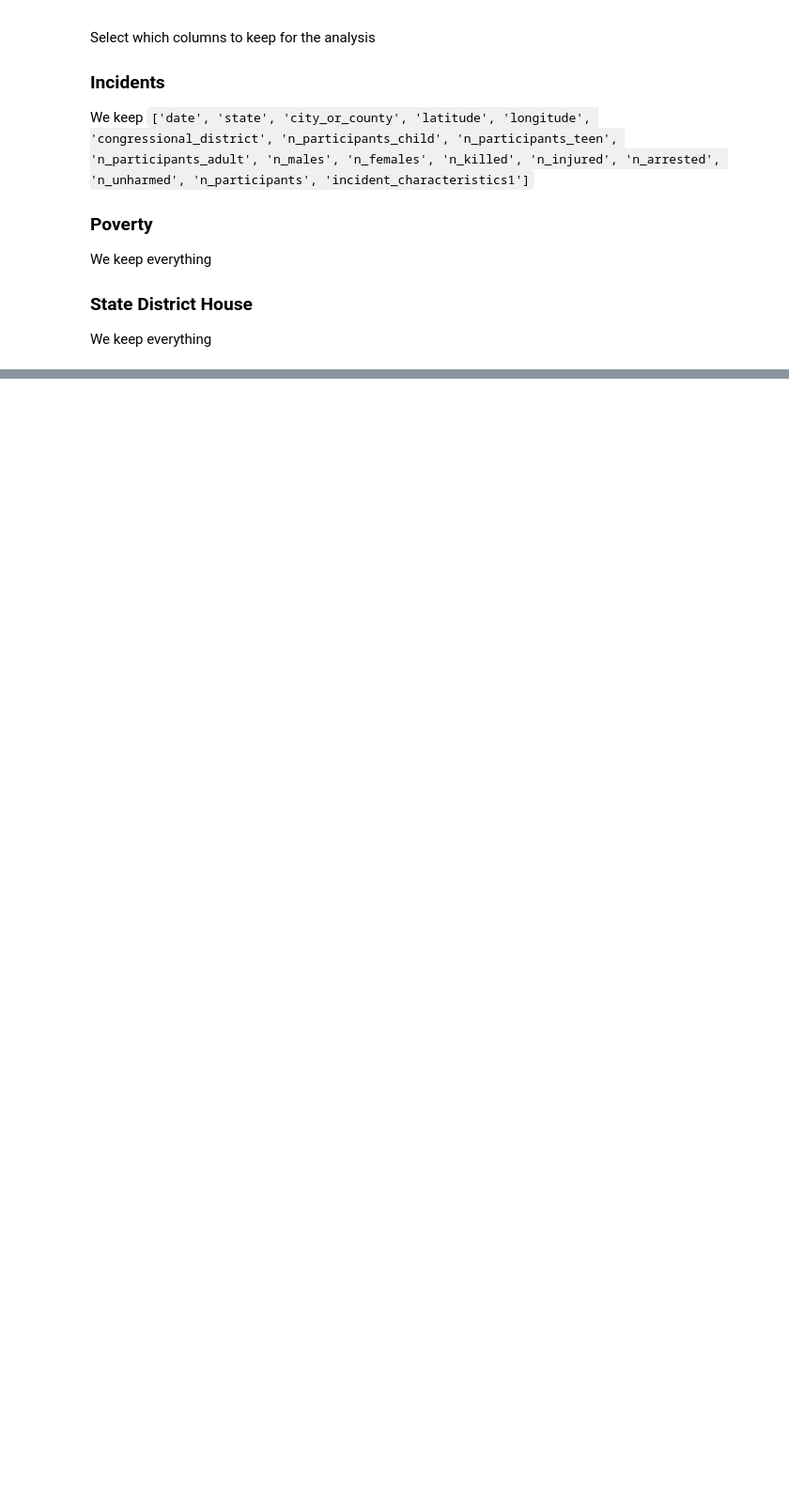
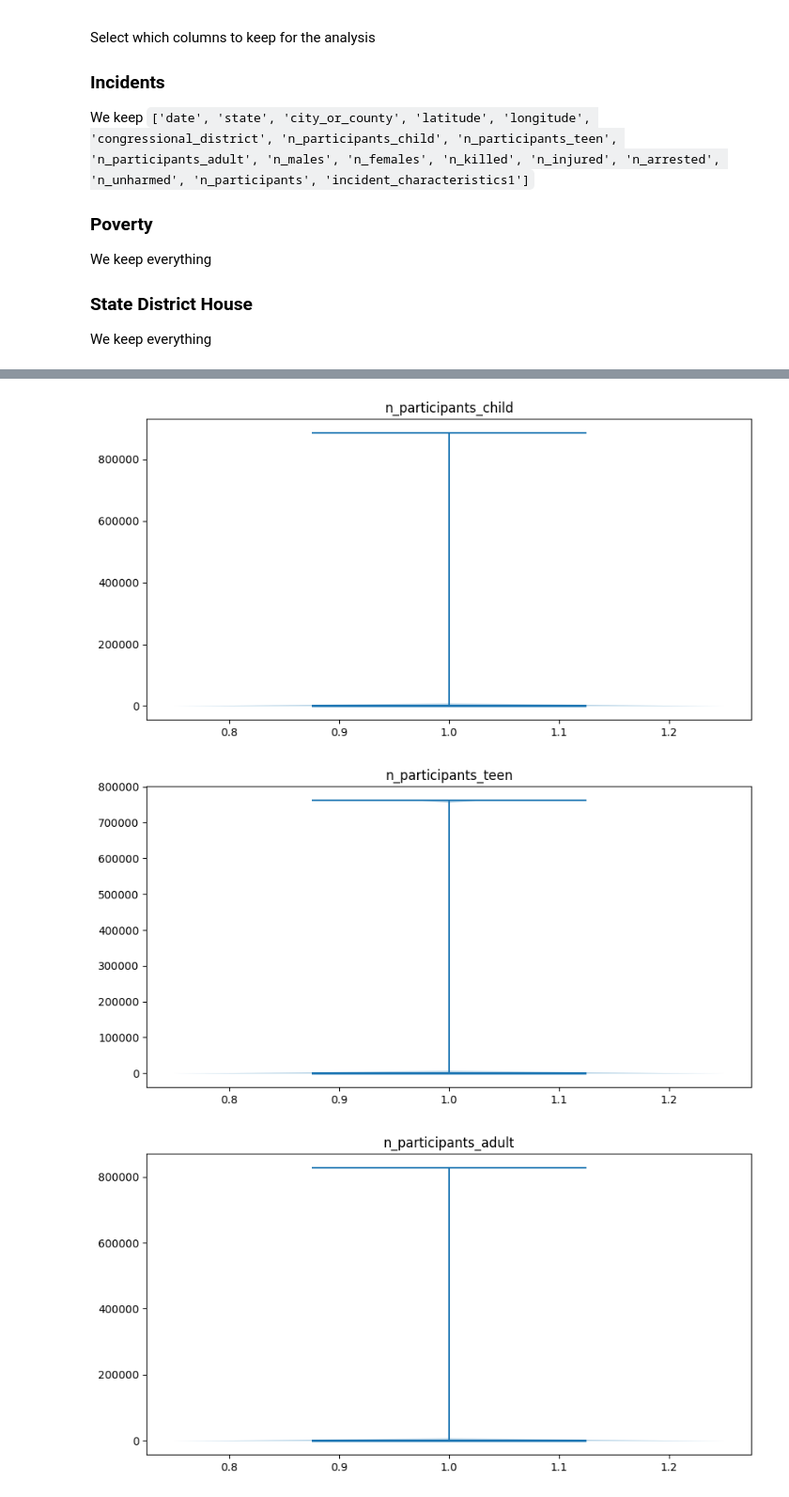
Before and after one commit to gentannipea/DataMining-2023, a Jupyter notebook: notebooks/simone/DU.ipynb, the cells around one changed output, grey strips where cells are left out. Shown: that part at 94% size. Drawn from its saved outputs; the diff is of its cells as text; code cells hidden in the pictures; blank space fills up the shorter version.

```diff
--- a/notebooks/simone/DU.ipynb
+++ b/notebooks/simone/DU.ipynb
@@ -202,7 +180,7 @@ We keep everything
 ### State District House
 We keep everything
 # %%
-fincidents = incidents[['date', 'state', 'city_or_county', 'latitude', 'longitude', 'congressional_district', 'n_participants_child', 'n_participants_teen', 'n_participants_adult', 'n_males', 'n_females', 'n_killed', 'n_injured', 'n_arrested', 'n_unharmed', 'n_participants', 'incident_characteristics1']].copy()
+fincidents = incidents[['date_year', 'date_month', 'date_day', 'state', 'city_or_county', 'latitude', 'longitude', 'congressional_district', 'n_participants_child', 'n_participants_teen', 'n_participants_adult', 'n_males', 'n_females', 'n_killed', 'n_injured', 'n_arrested', 'n_unharmed', 'n_participants', 'incident_characteristics1']].copy()
 print(f"All rows count: {fincidents.shape[0]}")
 fincidents = fincidents[fincidents['n_participants'] != 0]
 print(f"Zero participants removed: {fincidents.shape[0]}")
@@ -211,7 +189,7 @@ na_counts = fincidents.isna().sum(axis=1)
 
 print(f"nan percentages:\n{na_counts.value_counts().sort_index() / fincidents.shape[0] * 100}")
 
-fincidents[(na_counts > 6)]
+fincidents[(na_counts > 6)].shape
 # %% [output]
 All rows count: 239677
 Zero participants removed: 214814
@@ -242,0 +209,13 @@ Name: count, dtype: float64
+# %%
+for col in ['n_participants_child', 'n_participants_teen', 'n_participants_adult', 'n_males', 'n_females', 'n_killed', 'n_injured', 'n_arrested', 'n_unharmed', 'n_participants']:
+    tmpcol = fincidents[col].copy()
+    # remove non-numeric values
+    tmpcol = tmpcol.apply(pd.to_numeric, errors='coerce')
+    plt.figure(figsize=(10, 5))
+    plt.title(col)
+    plt.violinplot(tmpcol[~tmpcol.isna()], showmeans=True)
+    plt.show()
+# %% [output]
+[figure, added]
+[figure, added]
+[figure, added]
```
Also changed, not shown: parts of 3 cells of this notebook, 1 other file.
